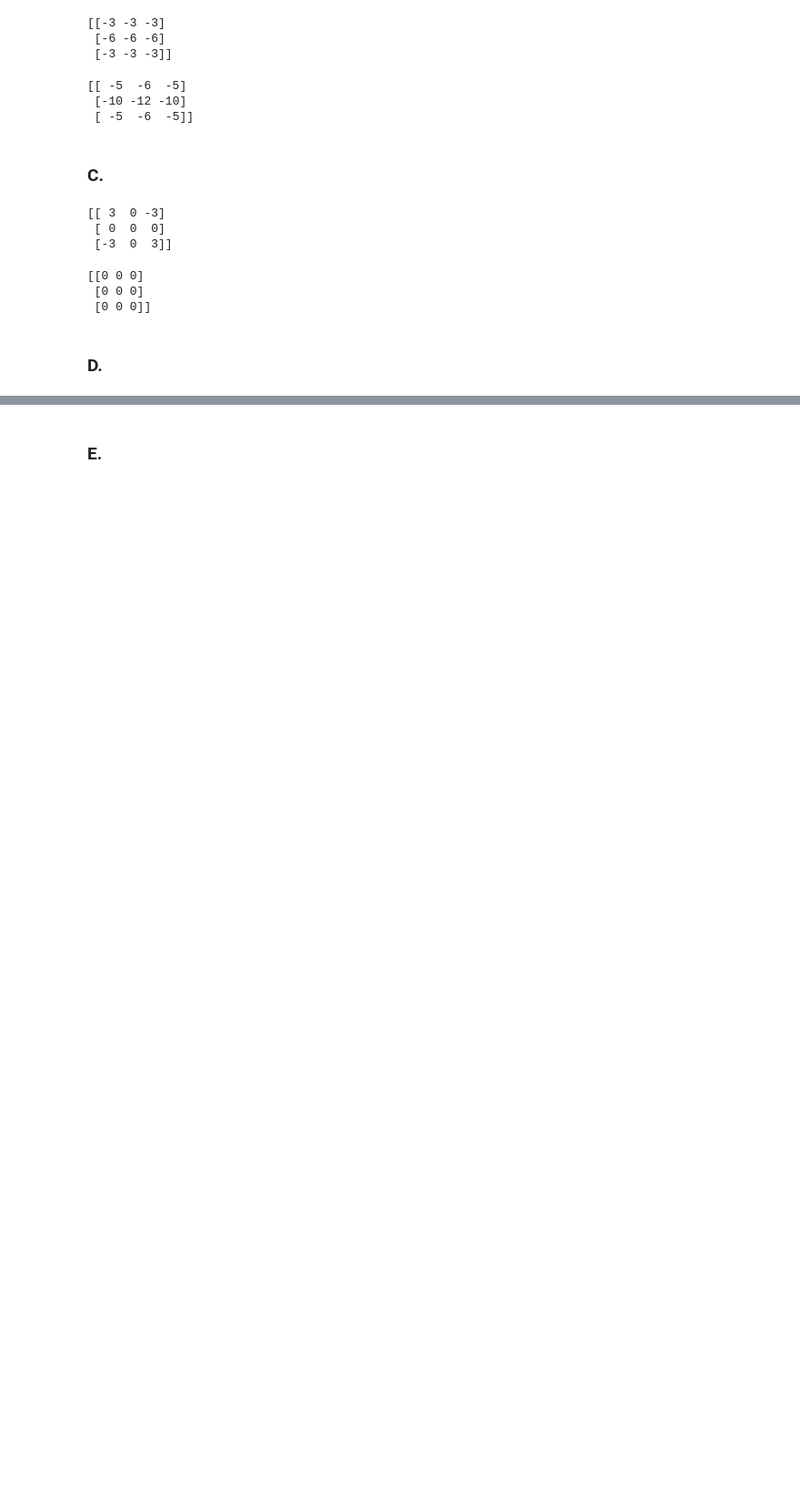
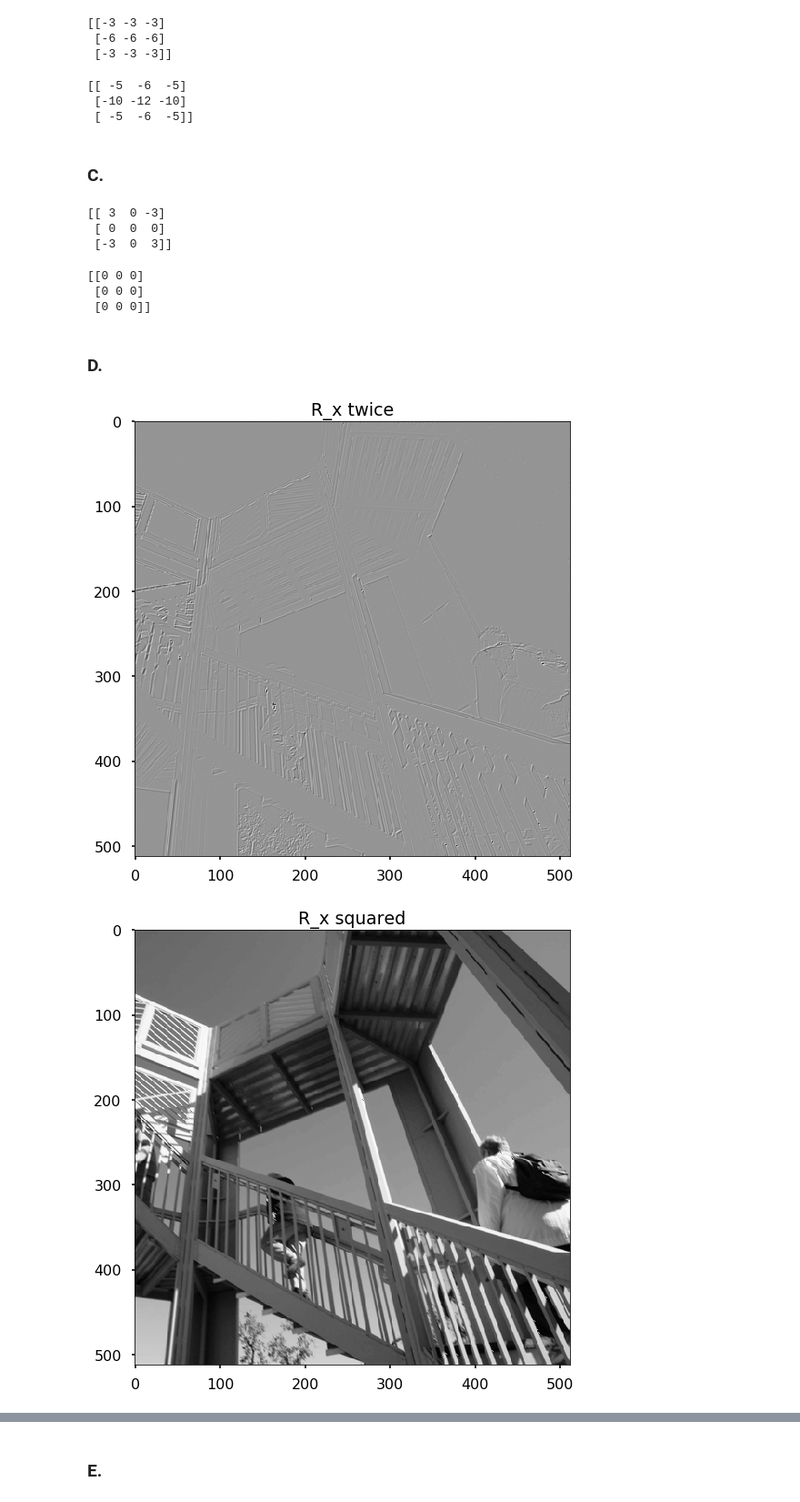
Before and after one commit to jnowaczek/ImageProcessing, a Jupyter notebook: Final project.ipynb, the cells around one changed output, grey strips where cells are left out. Shown at 91% size. Cells and saved outputs as stored; diff of their text form; code cells hidden in the pictures; blank space fills up the shorter version.

```diff
--- a/Final project.ipynb
+++ b/Final project.ipynb
@@ -472,3 +472,16 @@ print(ndi.filters.convolve(px, py))
  [0 0 0]]
 # %% [markdown]
 ### D.
+# %%
+plt.imshow(ndi.filters.convolve(ndi.filters.convolve(original, rx), rx))
+plt.title('R_x twice')
+plt.show()
+plt.imshow(ndi.filters.convolve(original, np.multiply(rx, rx)))
+plt.title('R_x squared')
+plt.show()
+plt.imshow(ndi.filters.convolve(original, ndi.filters.convolve(rx, rx)))
+plt.title('R_x convolved with itself')
+plt.show()
+# %% [output]
+[figure, added]
+[figure, added]
```
Also changed, not shown: parts of 9 cells of this notebook.
